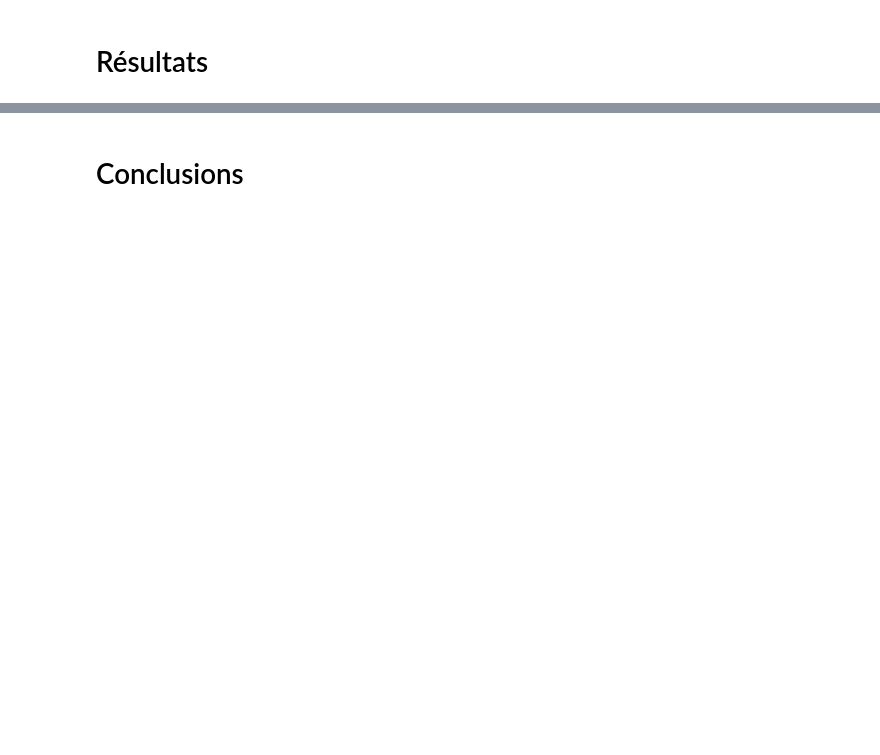
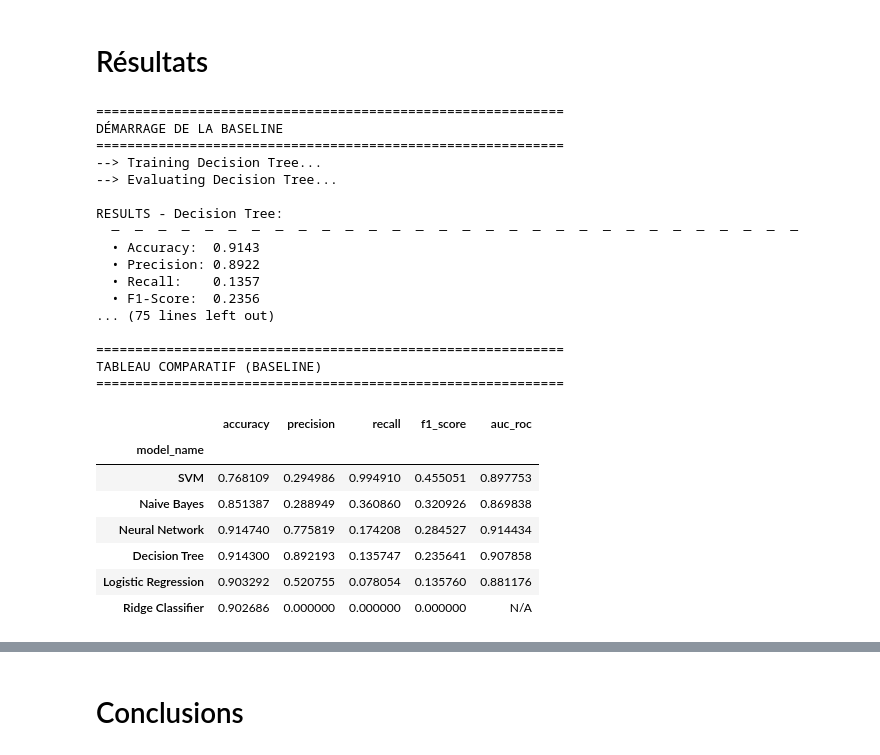
Before and after one commit to RobinBecard/NASA_Near-Earth-Objects_Classification, a Jupyter notebook: notebooks/IFT712_Project.ipynb, the cells around one changed output, grey strips where cells are left out. Cells and saved outputs as stored; diff of their text form; code cells hidden in the pictures; blank space fills up the shorter version.

Commit message:
finalisation du notebook avec modeles, visualisation et optimisation des hyperparametres

```diff
--- a/notebooks/IFT712_Project.ipynb
+++ b/notebooks/IFT712_Project.ipynb
@@ -257,3 +228,80 @@ print(f"  - y_test:  {y_test.shape}")
   - y_test:  (18168,)
 # %% [markdown]
 # Résultats
+# %%
+# Import models from our source package
+from src.models.tree_decision_classifier import DecisionTreeModel
+from src.models.svm_classifier import SVMClassifier
+from src.models.logistic_regression_classifier import LogisticRegressionClassifier
+from src.models.least_squares_classifier import LeastSquaresClassifier
+from src.models.naive_bayes_classifier import NaiveBayesClassifier
+from src.models.nn_classifier import NNClassifier
+import pandas as pd
+
+# 1. Model Instantiation (Baseline Configuration)
+# We pass minimal parameters to ensure stability (e.g., probability=True for SVM ROC)
+models = [
+    DecisionTreeModel(name="Decision Tree", params={}),
+    LogisticRegressionClassifier(name="Logistic Regression", params={'max_iter': 1000}),
+    LeastSquaresClassifier(name="Ridge Classifier", params={}),
+    NaiveBayesClassifier(name="Naive Bayes", params={'var_smoothing': 1e-9}),
+    NNClassifier(name="Neural Network", params={'max_iter': 200}),
+    SVMClassifier(name="SVM", params={'probability': True}) # Required for AUC-ROC calculation
+]
+
+# List to store summary results
+summary_results = []
+
+print("="*60)
+print("STARTING BASELINE EVALUATION")
+print("="*60)
+
+# 2. Standardized Execution Loop
+for model in models:
+    # Train the model
+    model.train(X_train, y_train)
+
+    # Evaluate on test set
+    metrics = model.evaluate(X_test, y_test)
+
+    # Clean display using the class method
+    model.display_metrics(metrics)
+
+    # Store for final comparison table
+    summary_results.append(metrics)
+
+# 3. Simple Comparative Table
+print("\n" + "="*60)
+print("COMPARATIVE TABLE (BASELINE)")
+print("="*60)
+
+df_results = pd.DataFrame(summary_results).set_index('model_name')
+
+# We sort by F1-Score as it is the key metric for imbalanced datasets
+display(df_results[['accuracy', 'precision', 'recall', 'f1_score', 'auc_roc']].sort_values(by='f1_score', ascending=False))
+# %% [output]
+============================================================
+DÉMARRAGE DE LA BASELINE
+============================================================
+--> Training Decision Tree...
+--> Evaluating Decision Tree...
+
+RESULTS - Decision Tree:
+  ─  ─  ─  ─  ─  ─  ─  ─  ─  ─  ─  ─  ─  ─  ─  ─  ─  ─  ─  ─  ─  ─  ─  ─  ─  ─  ─  ─  ─  ─
+  • Accuracy:  0.9143
+  • Precision: 0.8922
+  • Recall:    0.1357
+  • F1-Score:  0.2356
+... (75 lines left out)
+
+============================================================
+TABLEAU COMPARATIF (BASELINE)
+============================================================
+|  | accuracy | precision | recall | f1_score | auc_roc |
+| model_name |  |  |  |  |  |
+| SVM | 0.768109 | 0.294986 | 0.994910 | 0.455051 | 0.897753 |
+| Naive Bayes | 0.851387 | 0.288949 | 0.360860 | 0.320926 | 0.869838 |
+| Neural Network | 0.914740 | 0.775819 | 0.174208 | 0.284527 | 0.914434 |
+| Decision Tree | 0.914300 | 0.892193 | 0.135747 | 0.235641 | 0.907858 |
+| Logistic Regression | 0.903292 | 0.520755 | 0.078054 | 0.135760 | 0.881176 |
+| Ridge Classifier | 0.902686 | 0.000000 | 0.000000 | 0.000000 | N/A |
```
Also changed, not shown: parts of 12 cells of this notebook, 2 other files.
